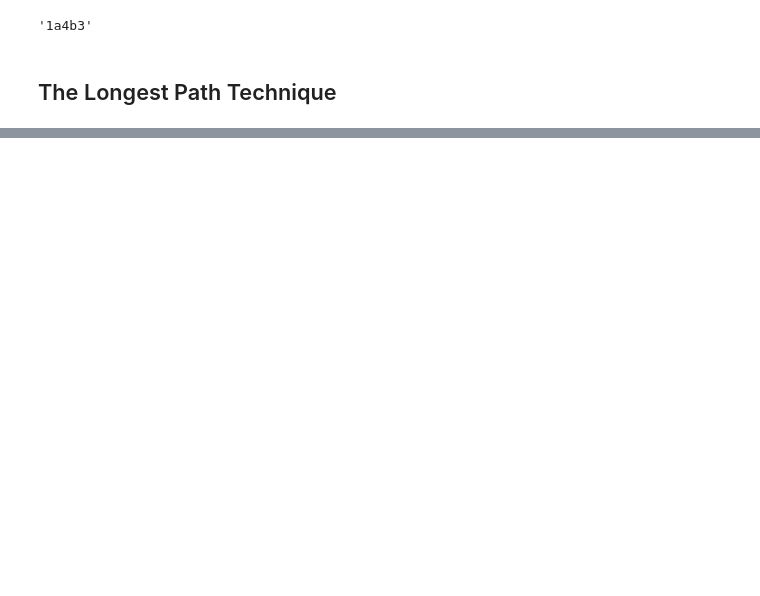
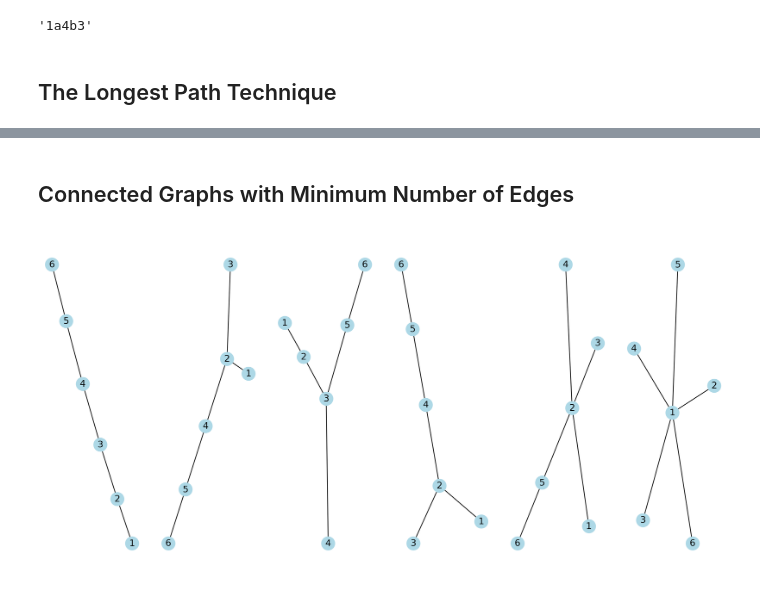
Before and after one commit to Isaac-Fate/graph-theory, a Jupyter notebook: scripts/BasicConceptsOfGraphs/PathsAndConnection.ipynb, the cells around one changed output, grey strips where cells are left out. Cells and saved outputs as stored; diff of their text form; code cells hidden in the pictures; blank space fills up the shorter version.

```diff
--- a/scripts/BasicConceptsOfGraphs/PathsAndConnection.ipynb
+++ b/scripts/BasicConceptsOfGraphs/PathsAndConnection.ipynb
@@ -75,0 +172,2 @@ plt.show()
+# %% [markdown]
+## Connected Graphs with Minimum Number of Edges
@@ -75,0 +222,37 @@ plt.show()
+# %%
+def draw_tree(T: nx.Graph, ax: plt.Axes):
+
+    pos = nx.spring_layout(T)
+
+    nx.draw_networkx_nodes(
+        T, pos,
+        ax=ax,
+        node_color="lightblue"
+    )
+
+    nx.draw_networkx_labels(
+        T, pos,
+        ax=ax
+    )
+
+    nx.draw_networkx_edges(
+        T, pos,
+        ax=ax,
+        edgelist=T.edges,
+    )
+# %%
+np.random.seed(42)
+fig, axs = plt.subplots(1, 6, figsize=(16, 8), dpi=300)
+
+for i in range(6):
+    draw_tree(trees[i], axs[i])
+    axs[i].set_frame_on(False)
+
+plt.savefig(
+    "../../tex/figures/g-006.png",
+    bbox_inches="tight",
+    pad_inches=0
+)
+plt.show()
+# %% [output]
+[figure, added]
```
Also changed, not shown: parts of 7 cells of this notebook, 3 other files.
